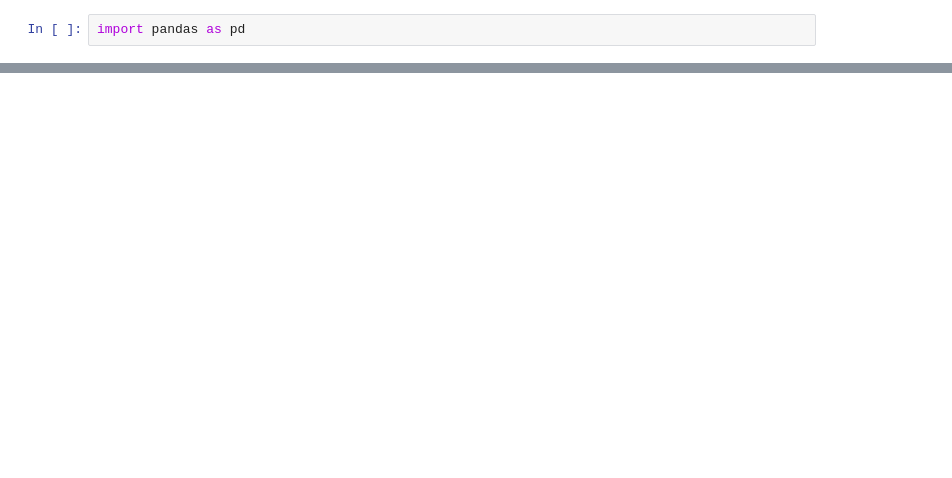
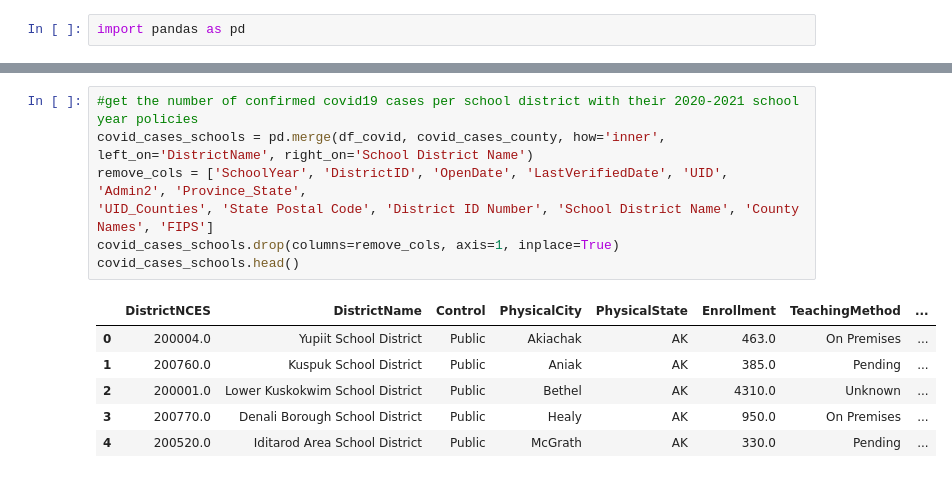
Before and after one commit to NalaniKai/data-512-final, a Jupyter notebook: Covid19ImpactOnEducation.ipynb, the cells around one changed output, grey strips where cells are left out. Drawn from its saved outputs; the diff is of its cells as text; blank space fills up the shorter version.

```diff
--- a/Covid19ImpactOnEducation.ipynb
+++ b/Covid19ImpactOnEducation.ipynb
@@ -187,0 +191,14 @@ covid_cases_schools.head()
+# %%
+#get the number of confirmed covid19 cases per school district with their 2020-2021 school year policies
+covid_cases_schools = pd.merge(df_covid, covid_cases_county, how='inner', left_on='DistrictName', right_on='School District Name')
+remove_cols = ['SchoolYear', 'DistrictID', 'OpenDate', 'LastVerifiedDate', 'UID', 'Admin2', 'Province_State',
+'UID_Counties', 'State Postal Code', 'District ID Number', 'School District Name', 'County Names', 'FIPS']
+covid_cases_schools.drop(columns=remove_cols, axis=1, inplace=True)
+covid_cases_schools.head()
+# %% [output]
+|  | DistrictNCES | DistrictName | Control | PhysicalCity | PhysicalState | Enrollment | TeachingMethod | ... |
+| 0 | 200004.0 | Yupiit School District | Public | Akiachak | AK | 463.0 | On Premises | ... |
+| 1 | 200760.0 | Kuspuk School District | Public | Aniak | AK | 385.0 | Pending | ... |
+| 2 | 200001.0 | Lower Kuskokwim School District | Public | Bethel | AK | 4310.0 | Unknown | ... |
+| 3 | 200770.0 | Denali Borough School District | Public | Healy | AK | 950.0 | On Premises | ... |
+| 4 | 200520.0 | Iditarod Area School District | Public | McGrath | AK | 330.0 | Pending | ... |
```
Also changed, not shown: parts of 16 cells of this notebook, 9 other files.
